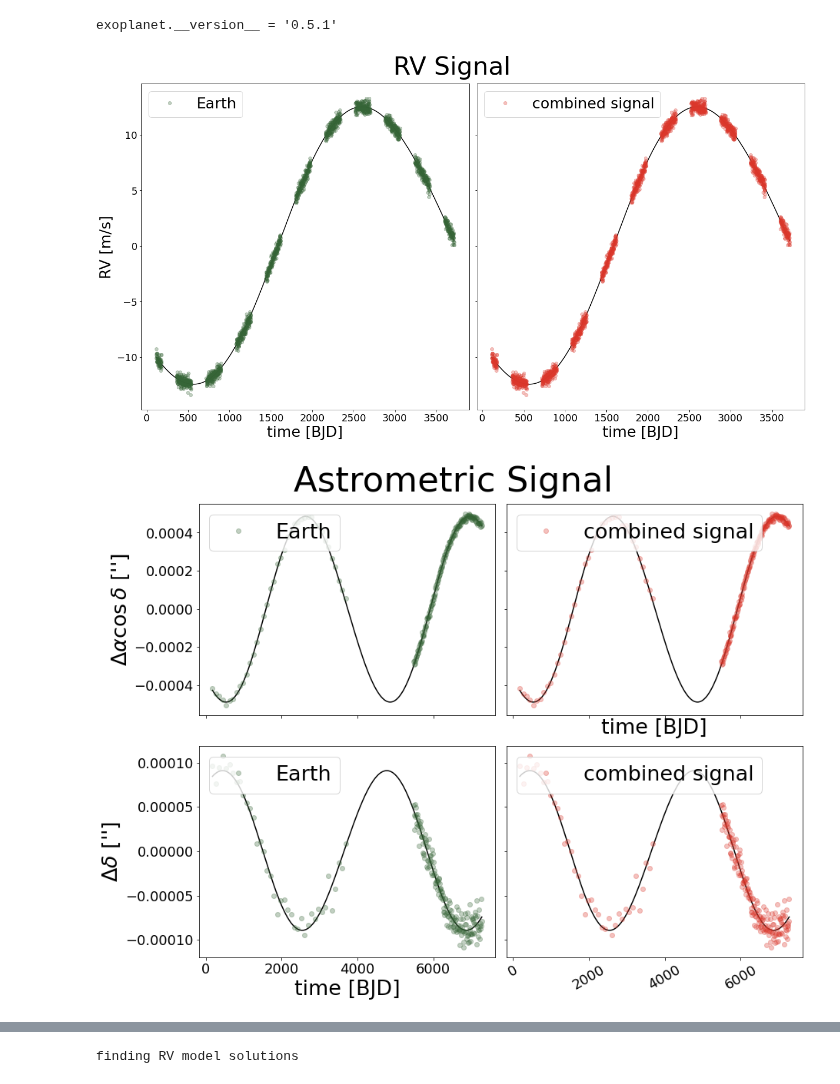
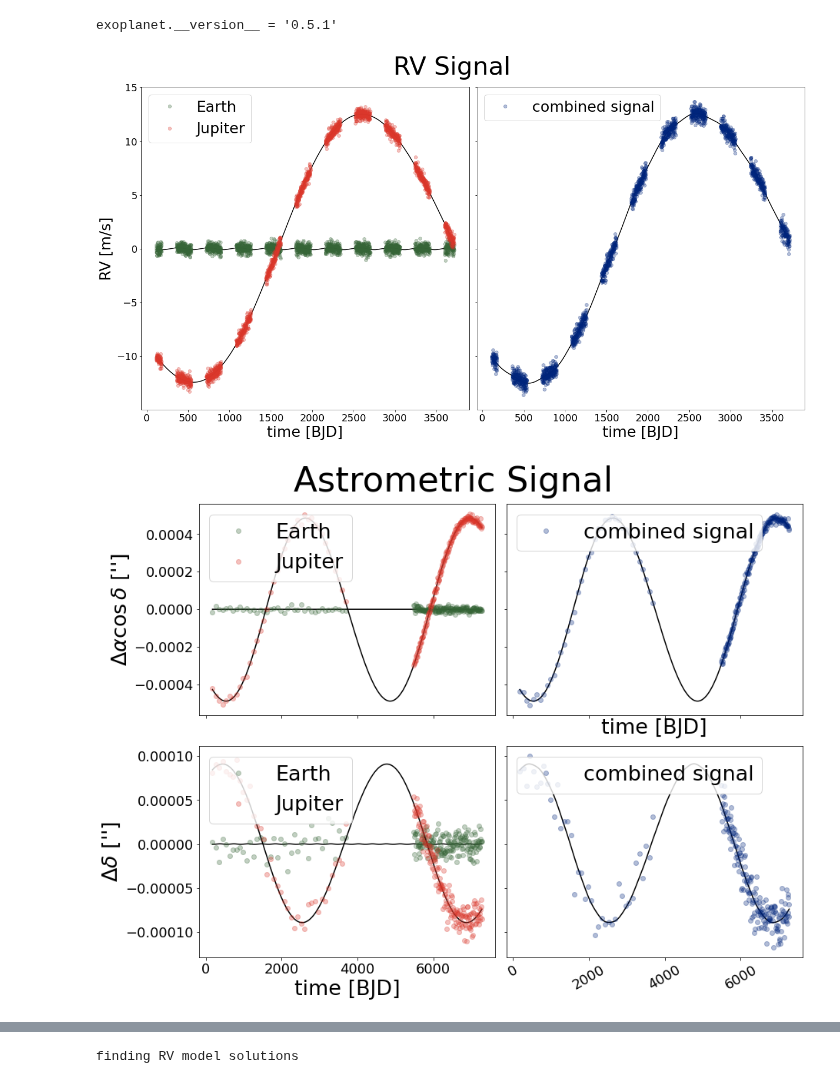
Before and after one commit to dyahalomi/roman_astrometry, a Jupyter notebook: Code/model_data.ipynb, the cells around one changed output, grey strips where cells are left out. Saved outputs shown, nothing was run; the diff lists cells and outputs as text; code cells hidden in the pictures.

```diff
--- a/Code/model_data.ipynb
+++ b/Code/model_data.ipynb
@@ -79,36 +79,36 @@ for ii in range(t_0, t_0+3600):
 orbit_params_earth = [P_earth, e_earth, Tper_earth, omega_earth, Omega_earth, inclination_earth, m_earth]
 orbit_params_jup = [P_jup, e_jup, Tper_jup, omega_jup, Omega_jup, inclination_jup, m_jup]
 
-n_planets = 1
-orbit_params = orbit_params_jup
+n_planets = 2
+orbit_params = [orbit_params_earth, orbit_params_jup]
 
 
 sigma_rv = 0.3
 
 sigma_ra = 1e-5
 sigma_dec = 1e-5
 parallax = 0.1
 
 
 
 times, rv_results, theta_results, rho_results = simulate_and_plot(
     n_planets,
     sigma_rv,
     sigma_ra,
     sigma_dec,
     parallax,
     orbit_params,
     ['#366537', '#db372b', '#00257c'],
     ['Earth', 'Jupiter'],
     times_observed_rv = times_observed_rv,
     times_observed_astrometry = times_observed_astrometry
     )
 
 
 [[times_rv, times_observed_rv, times_astrometry, times_observed_astrometry],
 [rv_orbit, rv_orbit_sum, rv_sim, rv_sim_sum],
 [ra_orbit, ra_orbit_sum, ra_sim, ra_sim_sum],
 [dec_orbit, dec_orbit_sum, dec_sim, dec_sim_sum]]  = times, rv_results, theta_results, rho_results
 # %% [output]
-[figure, old version]
+[figure, new version]
-[figure, old version]
+[figure, new version]
```
Also changed, not shown: parts of 2 cells of this notebook.
